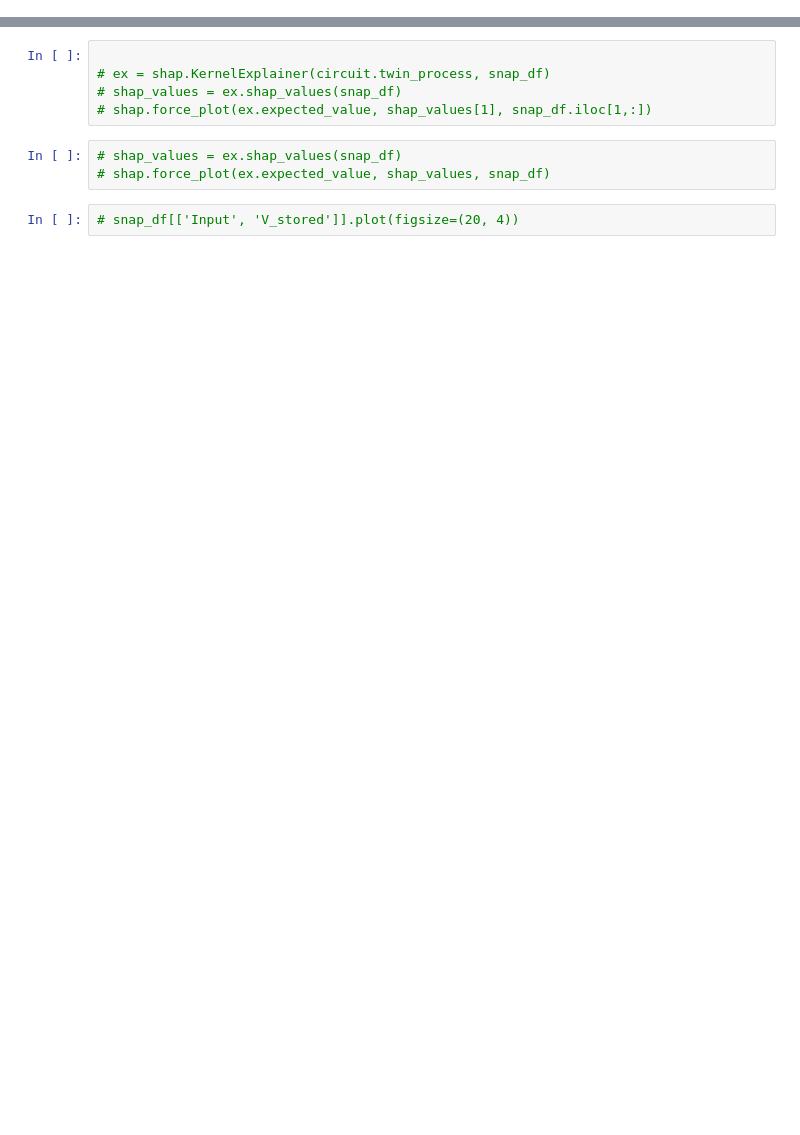
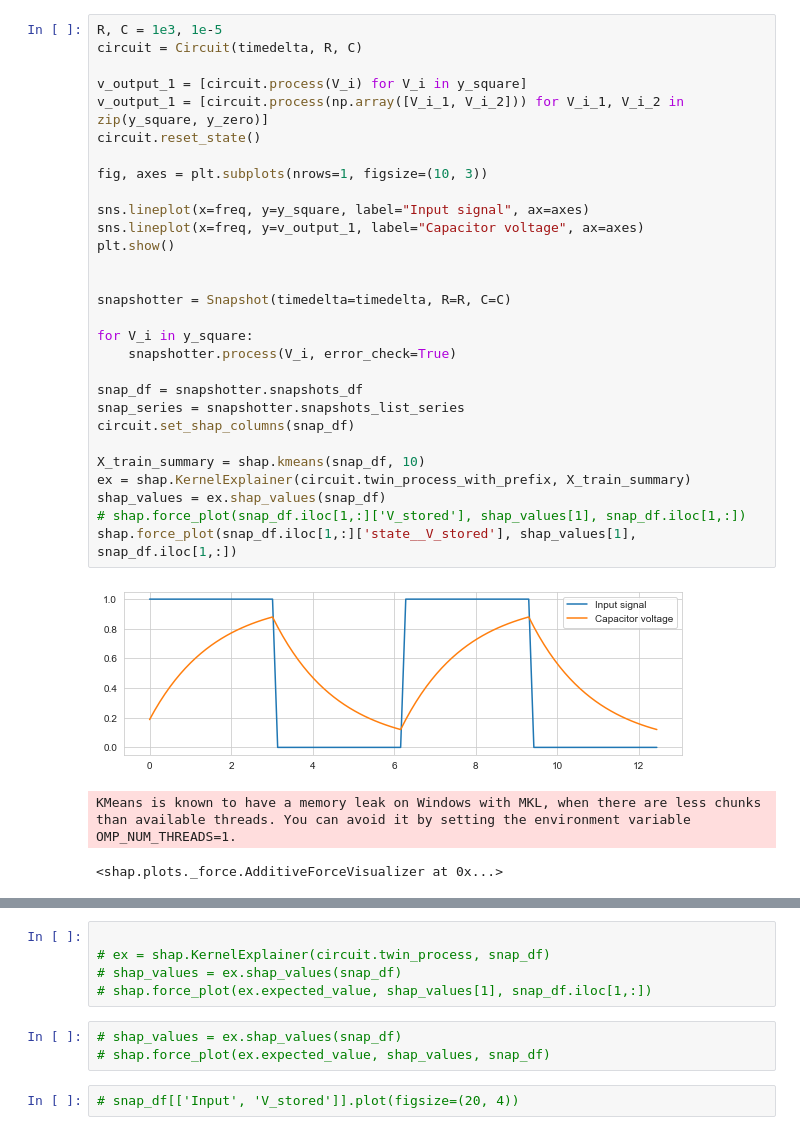
Before and after one commit to dougsgrott/data-science-studies, a Jupyter notebook: shap_applied_to_systems/electric_circuit.ipynb, the cells around one changed output, grey strips where cells are left out. Cells and saved outputs as stored; diff of their text form; blank space fills up the shorter version.

```diff
--- a/shap_applied_to_systems/electric_circuit.ipynb
+++ b/shap_applied_to_systems/electric_circuit.ipynb
@@ -308,0 +210,33 @@ circuit.set_shap_columns(snap_df)
+# %%
+R, C = 1e3, 1e-5
+circuit = Circuit(timedelta, R, C)
+
+v_output_1 = [circuit.process(V_i) for V_i in y_square]
+v_output_1 = [circuit.process(np.array([V_i_1, V_i_2])) for V_i_1, V_i_2 in zip(y_square, y_zero)]
+circuit.reset_state()
+
+fig, axes = plt.subplots(nrows=1, figsize=(10, 3))
+
+sns.lineplot(x=freq, y=y_square, label="Input signal", ax=axes)
+sns.lineplot(x=freq, y=v_output_1, label="Capacitor voltage", ax=axes)
+plt.show()
+
+
+snapshotter = Snapshot(timedelta=timedelta, R=R, C=C)
+
+for V_i in y_square:
+    snapshotter.process(V_i, error_check=True)
+
+snap_df = snapshotter.snapshots_df
+snap_series = snapshotter.snapshots_list_series
+circuit.set_shap_columns(snap_df)
+
+X_train_summary = shap.kmeans(snap_df, 10)
+ex = shap.KernelExplainer(circuit.twin_process_with_prefix, X_train_summary)
+shap_values = ex.shap_values(snap_df)
+# shap.force_plot(snap_df.iloc[1,:]['V_stored'], shap_values[1], snap_df.iloc[1,:])
+shap.force_plot(snap_df.iloc[1,:]['state__V_stored'], shap_values[1], snap_df.iloc[1,:])
+# %% [output]
+[figure, added]
+KMeans is known to have a memory leak on Windows with MKL, when there are less chunks than available threads. You can avoid it by setting the environment variable OMP_NUM_THREADS=1.
+<shap.plots._force.AdditiveForceVisualizer at 0x...>
```
Also changed, not shown: parts of 11 cells of this notebook.
